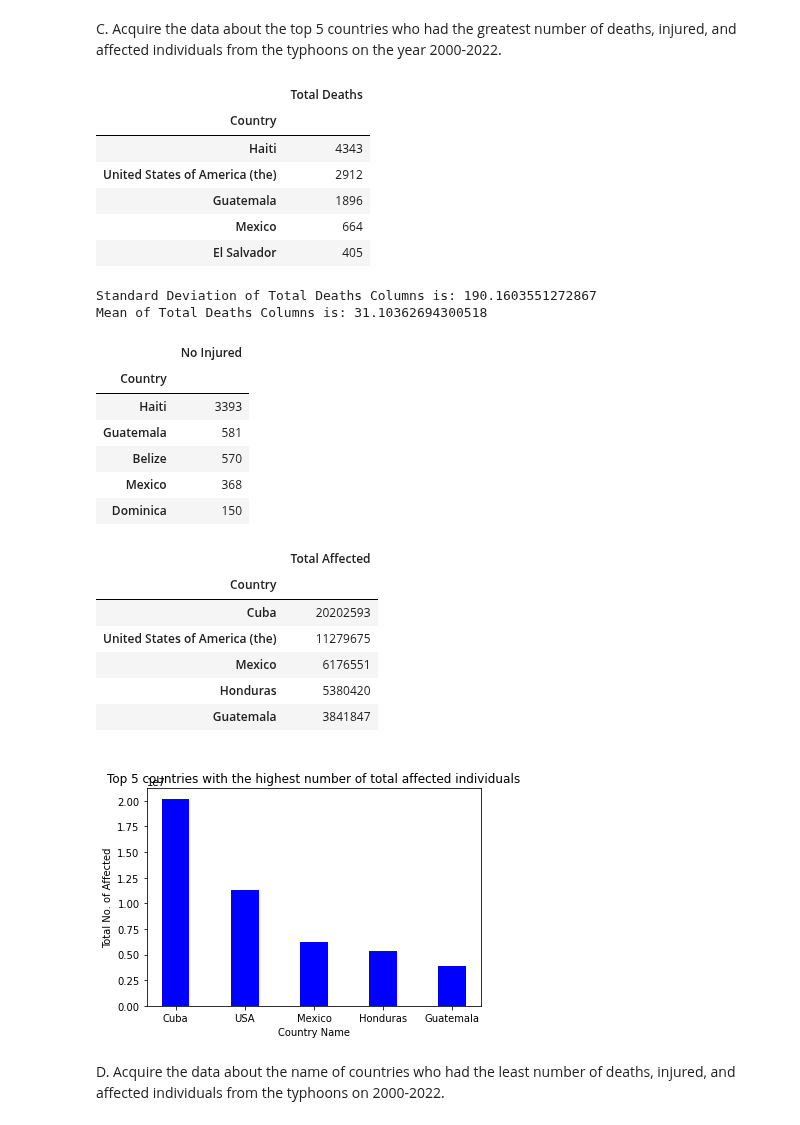
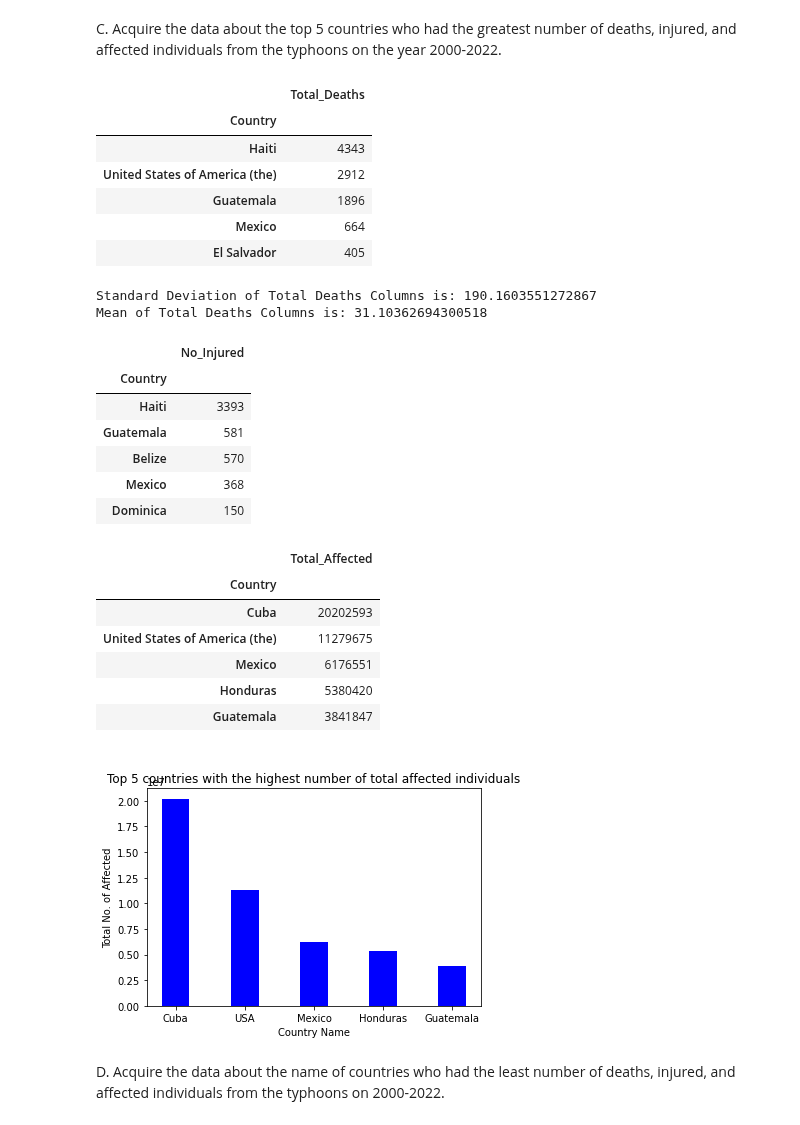
Before and after one commit to GEA960/ITBA-3207_TeamTyphoonAnalysts, a Jupyter notebook: Data Sets Coding Analysis/Data Analysis and Coding for Both Data Sets.ipynb, the cells around one changed output. Saved outputs shown, nothing was run; the diff lists cells and outputs as text; code cells hidden in the pictures.

```diff
--- a/Data Sets Coding Analysis/Data Analysis and Coding for Both Data Sets.ipynb
+++ b/Data Sets Coding Analysis/Data Analysis and Coding for Both Data Sets.ipynb
@@ -331,16 +348,16 @@ new_df = new_df.fillna(0) # replace NaN with zero value
 # %%
 
 #After changing the null values in every in valued columns on the dataframe, astype() function was used to change data types of specific columns with dictionary indexing.
-convert_datatypes = {"Total Deaths":int,
-                     "No Injured":int,
-                     "No Affected":int,
-                     "No Homeless":int,
-                     "Total Affected":int,
-                     "Reconstruction Costs, Adjusted ('000 US$)": int,
-                     "Insured Damages ('000 US$)": int,
-                     "Insured Damages, Adjusted ('000 US$)": int,
-                     "Total Damages ('000 US$)":int,
-                     "Total Damages, Adjusted ('000 US$)": int}
+convert_datatypes = {"Total_Deaths":int,
+                     "No_Injured":int,
+                     "No_Affected":int,
+                     "No_Homeless":int,
+                     "Total_Affected":int,
+                     "Reconstruction_Costs,_Adjusted_('000_US$)": int,
+                     "Insured_Damages_('000_US$)": int,
+                     "Insured_Damages,_Adjusted_('000_US$)": int,
+                     "Total_Damages_('000_US$)":int,
+                     "Total_Damages,_Adjusted_('000_US$)": int}
 new_df= new_df.astype(convert_datatypes) #converting columns datatypes
 
 new_df.isnull().sum() #checking for total null values
@@ -475,20 +547,20 @@ C. Acquire the data about the top 5 countries who had the greatest number of dea
 # %%
 #Acquiring the top 5 countries with the highest number of total deaths caused by typhoons from 2000-2022 using groupby and sum function of pandas
 
 ByCountryDeath = new_df.groupby('Country')
-TotalData = ByCountryDeath['Total Deaths'].sum()
+TotalData = ByCountryDeath['Total_Deaths'].sum()
 data = pd.DataFrame(TotalData)
-SortedData = data.sort_values(by='Total Deaths',ascending=False)
+SortedData = data.sort_values(by='Total_Deaths',ascending=False)
 result = SortedData.head(5)
 display(result)
 
-std = new_df['Total Deaths'].std()
-mean = new_df['Total Deaths'].mean()
+std = new_df['Total_Deaths'].std()
+mean = new_df['Total_Deaths'].mean()
 
 print("Standard Deviation of Total Deaths Columns is:", std)
 print("Mean of Total Deaths Columns is:", mean)
 # %% [output]
-|  | Total Deaths |
+|  | Total_Deaths |
 | Country |  |
 | Haiti | 4343 |
 | United States of America (the) | 2912 |
@@ -501,13 +573,13 @@ Mean of Total Deaths Columns is: 31.10362694300518
 #Acquiring the top 5 countries with the highest number of total injured individuals caused by typhoons from 2000-2022 using groupby and sum function of pandas
 
 ByCountryInjured = new_df.groupby('Country')
-TotalData = ByCountryDeath['No Injured'].sum()
+TotalData = ByCountryDeath['No_Injured'].sum()
 data = pd.DataFrame(TotalData)
-SortedData = data.sort_values(by='No Injured',ascending=False)
+SortedData = data.sort_values(by='No_Injured',ascending=False)
 result = SortedData.head(5)
 display(result)
 # %% [output]
-|  | No Injured |
+|  | No_Injured |
 | Country |  |
 | Haiti | 3393 |
 | Guatemala | 581 |
@@ -518,9 +590,9 @@ display(result)
 #Acquiring the top 5 countries with the highest number of total affected individuals caused by typhoons from 2000-2022 using groupby and sum function of pandas
 
 ByCountry = new_df.groupby('Country')
-TotalData = ByCountry['Total Affected'].sum()
+TotalData = ByCountry['Total_Affected'].sum()
 data = pd.DataFrame(TotalData)
-SortedData = data.sort_values(by='Total Affected',ascending=False)
+SortedData = data.sort_values(by='Total_Affected',ascending=False)
 result = SortedData.head(5)
 display(result)
 
@@ -537,7 +609,7 @@ plt.ylabel("Total No. of Affected")
 plt.title("\nTop 5 countries with the highest number of total affected individuals")
 plt.show()
 # %% [output]
-|  | Total Affected |
+|  | Total_Affected |
 | Country |  |
 | Cuba | 20202593 |
 | United States of America (the) | 11279675 |
```
Also changed, not shown: parts of 16 cells of this notebook, 1 other file.
